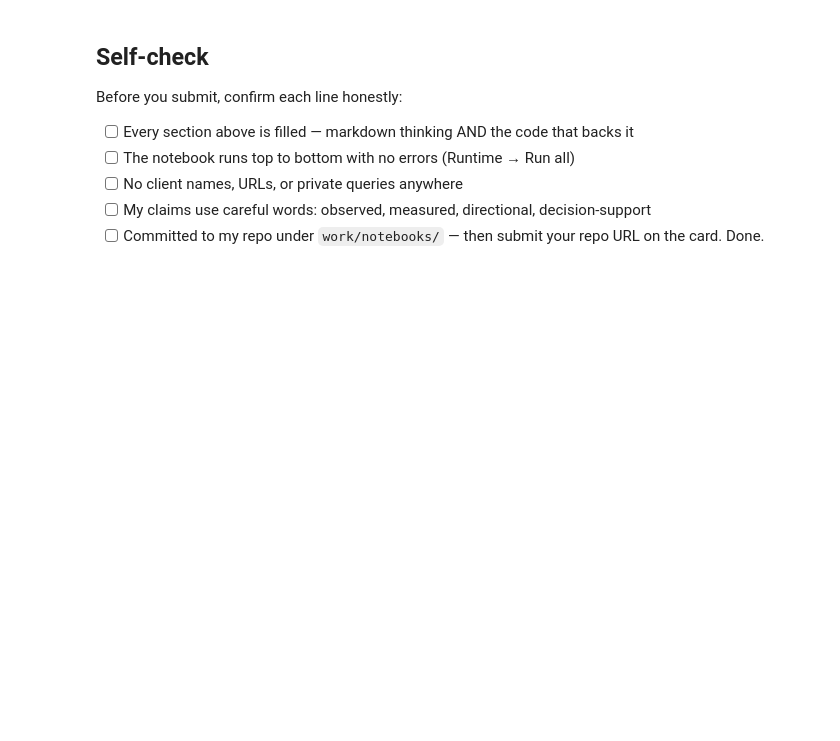
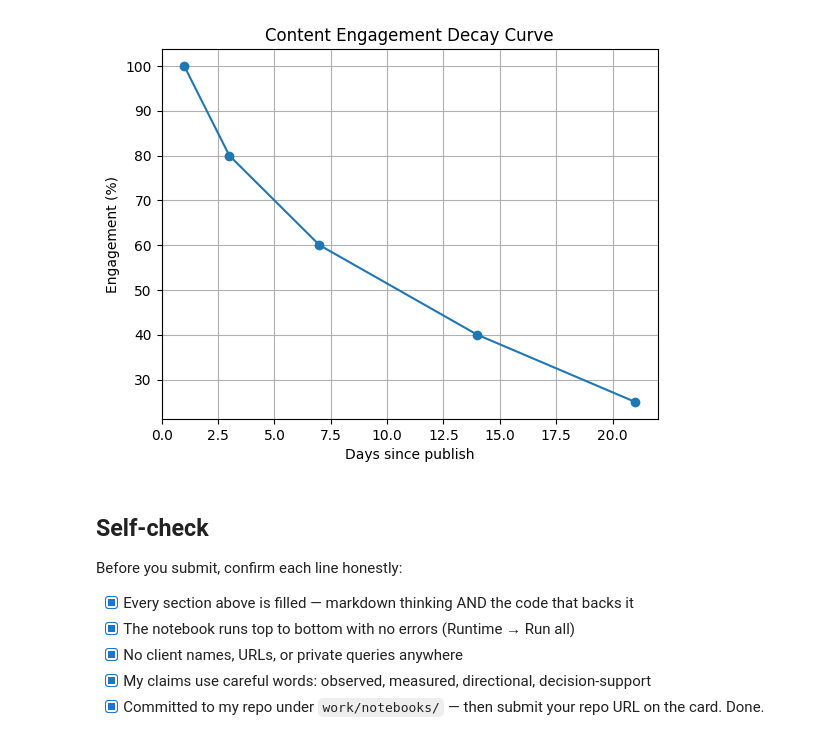
Before and after one commit to Prakritibhandari07/FlyRank-ml-internship, a Jupyter notebook: work/notebooks/w07_action_playbook.ipynb, the cells around one changed output. Cells and saved outputs as stored; diff of their text form; code cells hidden in the pictures; blank space fills up the shorter version.

```diff
--- a/work/notebooks/w07_action_playbook.ipynb
+++ b/work/notebooks/w07_action_playbook.ipynb
@@ -43,0 +21,14 @@ This skeleton is yours to fill. Work the sections **in order** — each one has
+# %%
+import pandas as pd
+import matplotlib.pyplot as plt
+import json
+
+# Example ranked actions (replace with your model outputs)
+actions = [
+    {"rank": 1, "action": "Promote short-form video", "reason": "High CTR, low decay"},
+    {"rank": 2, "action": "Refresh blog archetype A", "reason": "Engagement drops after 14 days"},
+    {"rank": 3, "action": "Pause archetype B", "reason": "High cost, low return"},
+]
+
+queue_df = pd.DataFrame(actions)
+queue_df
@@ -44,10 +140,37 @@ This skeleton is yours to fill. Work the sections **in order** — each one has
+# %%
+import os
+
+# Make sure outputs and figures directories exist
+os.makedirs("../outputs", exist_ok=True)
+os.makedirs("../figures", exist_ok=True)
+
+# Export ranked queue
+queue_df.to_csv("../outputs/action_queue.csv", index=False)
+
+# Example figure: decay curve (replace with your own plot)
+decay_days = [1, 3, 7, 14, 21]
+engagement = [100, 80, 60, 40, 25]
+
+plt.plot(decay_days, engagement, marker="o")
+plt.title("Content Engagement Decay Curve")
+plt.xlabel("Days since publish")
+plt.ylabel("Engagement (%)")
+plt.grid(True)
+plt.savefig("../figures/decay_curve.png")
+
+# Example metrics receipts
+metrics = {"CTR_mean": 0.12, "Decay_half_life_days": 10}
+with open("../outputs/metrics.json", "w") as f:
+    json.dump(metrics, f)
+# %% [output]
+[figure, added]
 # %% [markdown]
 ## Self-check
 
 Before you submit, confirm each line honestly:
 
-- [ ] Every section above is filled — markdown thinking AND the code that backs it
-- [ ] The notebook runs top to bottom with no errors (Runtime → Run all)
-- [ ] No client names, URLs, or private queries anywhere
-- [ ] My claims use careful words: observed, measured, directional, decision-support
-- [ ] Committed to my repo under `work/notebooks/` — then submit your repo URL on the card. Done.
+- [x] Every section above is filled — markdown thinking AND the code that backs it
+- [x] The notebook runs top to bottom with no errors (Runtime → Run all)
+- [x] No client names, URLs, or private queries anywhere
+- [x] My claims use careful words: observed, measured, directional, decision-support
+- [x] Committed to my repo under `work/notebooks/` — then submit your repo URL on the card. Done.
```
Also changed, not shown: parts of 19 cells of this notebook.
